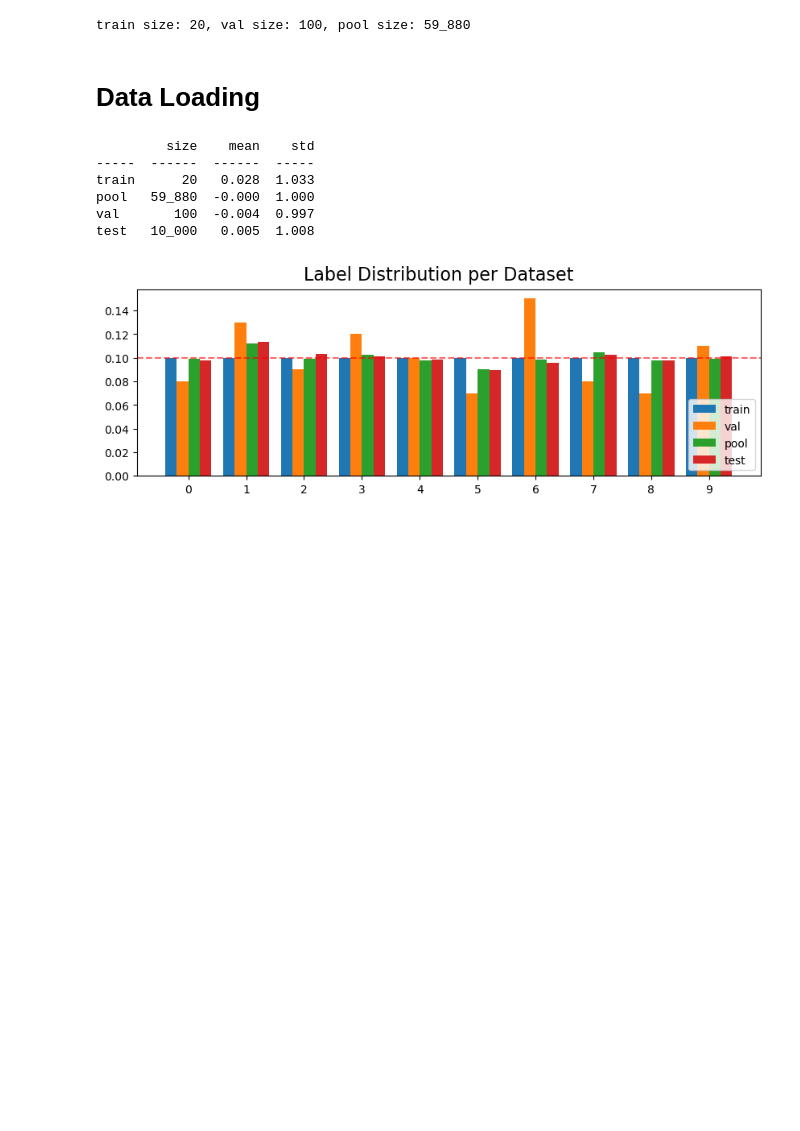
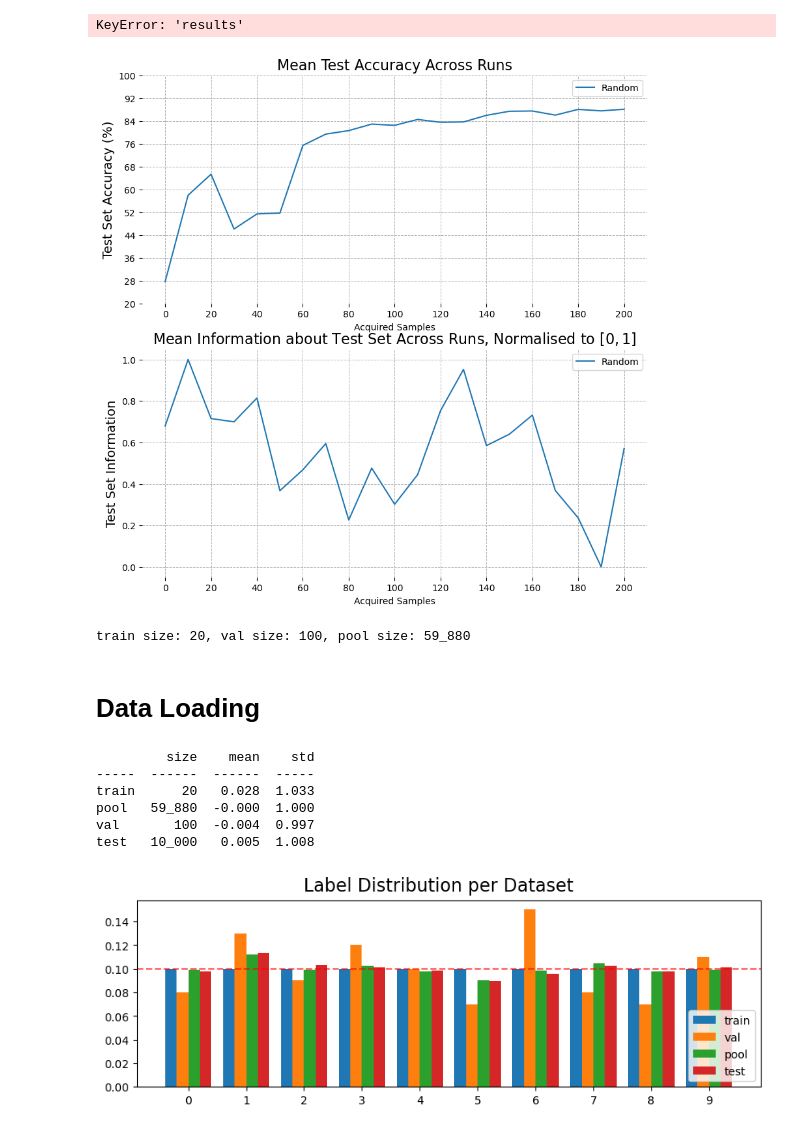
Before and after one commit to pilzpascal/2024s-bsc-practical-work, a Jupyter notebook: prototyping.ipynb, the cells around one changed output. Cells and saved outputs as stored; diff of their text form; code cells hidden in the pictures; blank space fills up the shorter version.

```diff
--- a/prototyping.ipynb
+++ b/prototyping.ipynb
@@ -13,6 +13,18 @@ import torch.nn as nn
 import torch.nn.functional as F
 
 from matplotlib import pyplot as plt
+# %%
+from utils import visualise_active_learning_experiments
+import pickle
+
+save_path = './Experiment Results/expID-20240907_221225'
+with open(save_path, 'rb') as handle:
+    loaded_experiment_results = pickle.load(handle)
+
+visualise_active_learning_experiments(loaded_experiment_results)
+# %% [output]
+KeyError: 'results'
+[figure, added]
 # %%
 TRAIN_SIZE = 20
 VAL_SIZE = 100
```
Also changed, not shown: 3 other files.
